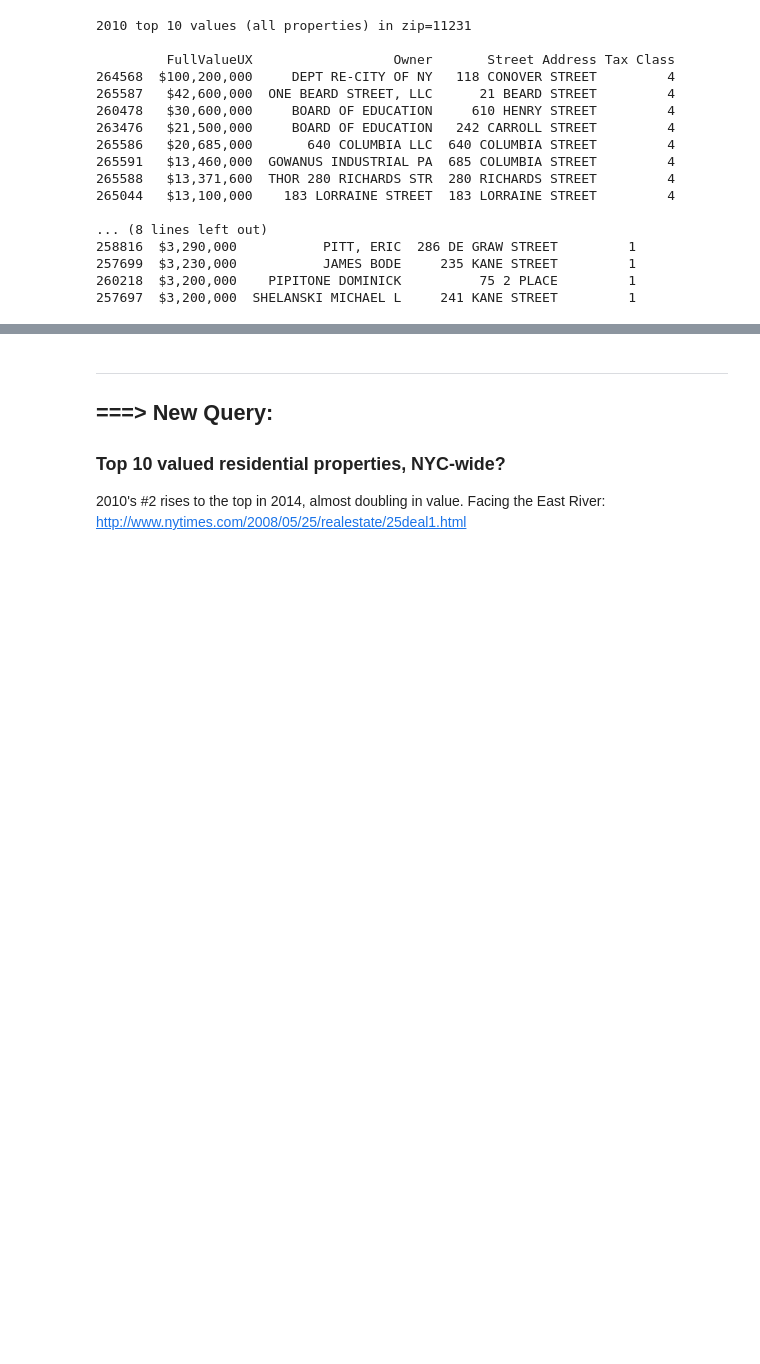
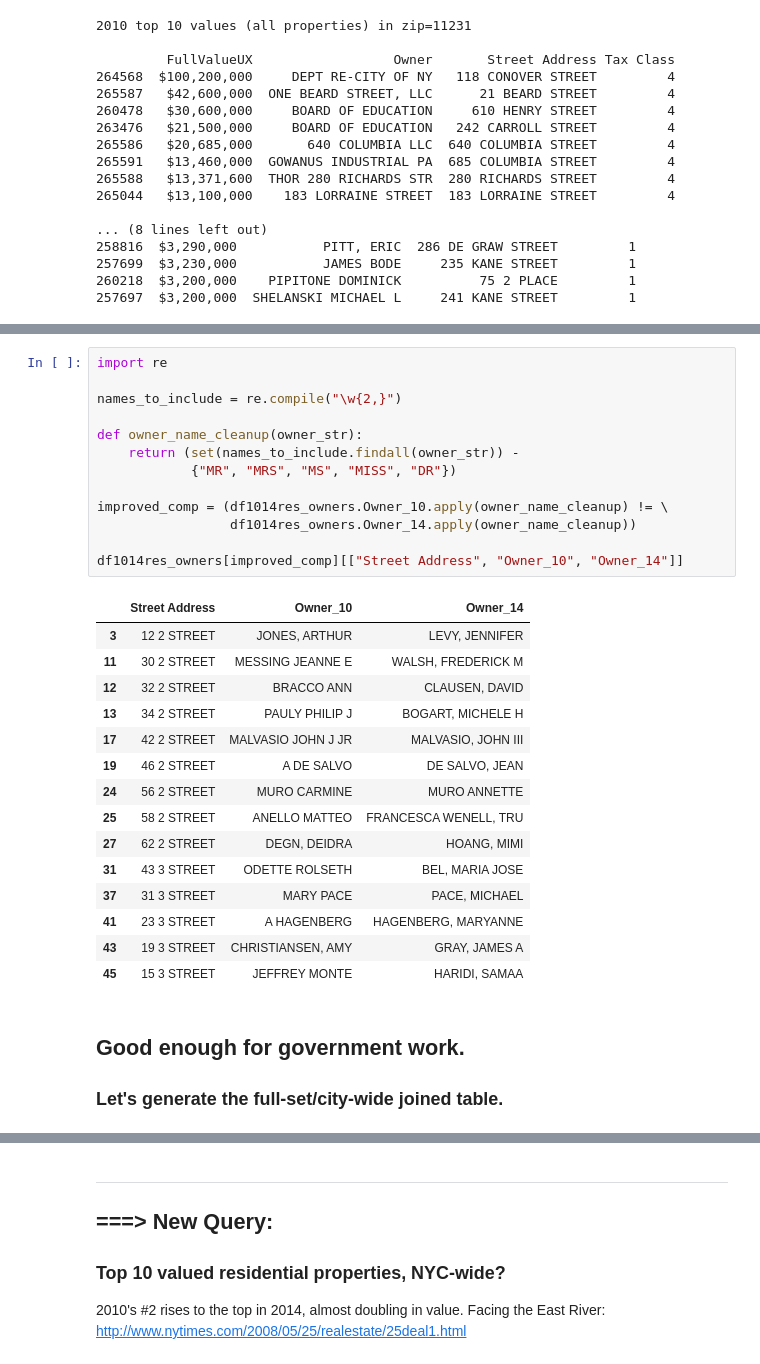
Before and after one commit to jdsketches/data_playground, a Jupyter notebook: enigma_2010_vs_2014_nyc_props.ipynb, the cells around one changed output, grey strips where cells are left out. Cells and saved outputs as stored; diff of their text form; blank space fills up the shorter version.

```diff
--- a/enigma_2010_vs_2014_nyc_props.ipynb
+++ b/enigma_2010_vs_2014_nyc_props.ipynb
@@ -459,0 +613,33 @@ del df14_11231
+# %%
+import re
+
+names_to_include = re.compile("\w{2,}")
+
+def owner_name_cleanup(owner_str):
+    return (set(names_to_include.findall(owner_str)) -
+            {"MR", "MRS", "MS", "MISS", "DR"})
+
+improved_comp = (df1014res_owners.Owner_10.apply(owner_name_cleanup) != \
+                 df1014res_owners.Owner_14.apply(owner_name_cleanup))
+
+df1014res_owners[improved_comp][["Street Address", "Owner_10", "Owner_14"]]
+# %% [output]
+|  | Street Address | Owner_10 | Owner_14 |
+| 3 | 12 2 STREET | JONES, ARTHUR | LEVY, JENNIFER |
+| 11 | 30 2 STREET | MESSING JEANNE E | WALSH, FREDERICK M |
+| 12 | 32 2 STREET | BRACCO ANN | CLAUSEN, DAVID |
+| 13 | 34 2 STREET | PAULY PHILIP J | BOGART, MICHELE H |
+| 17 | 42 2 STREET | MALVASIO JOHN J JR | MALVASIO, JOHN III |
+| 19 | 46 2 STREET | A DE SALVO | DE SALVO, JEAN |
+| 24 | 56 2 STREET | MURO CARMINE | MURO ANNETTE |
+| 25 | 58 2 STREET | ANELLO MATTEO | FRANCESCA WENELL, TRU |
+| 27 | 62 2 STREET | DEGN, DEIDRA | HOANG, MIMI |
+| 31 | 43 3 STREET | ODETTE ROLSETH | BEL, MARIA JOSE |
+| 37 | 31 3 STREET | MARY PACE | PACE, MICHAEL |
+| 41 | 23 3 STREET | A HAGENBERG | HAGENBERG, MARYANNE |
+| 43 | 19 3 STREET | CHRISTIANSEN, AMY | GRAY, JAMES A |
+| 45 | 15 3 STREET | JEFFREY MONTE | HARIDI, SAMAA |
+# %% [markdown]
+## Good enough for government work.
+
+### Let's generate the full-set/city-wide joined table.
```
Also changed, not shown: parts of 40 cells of this notebook.
